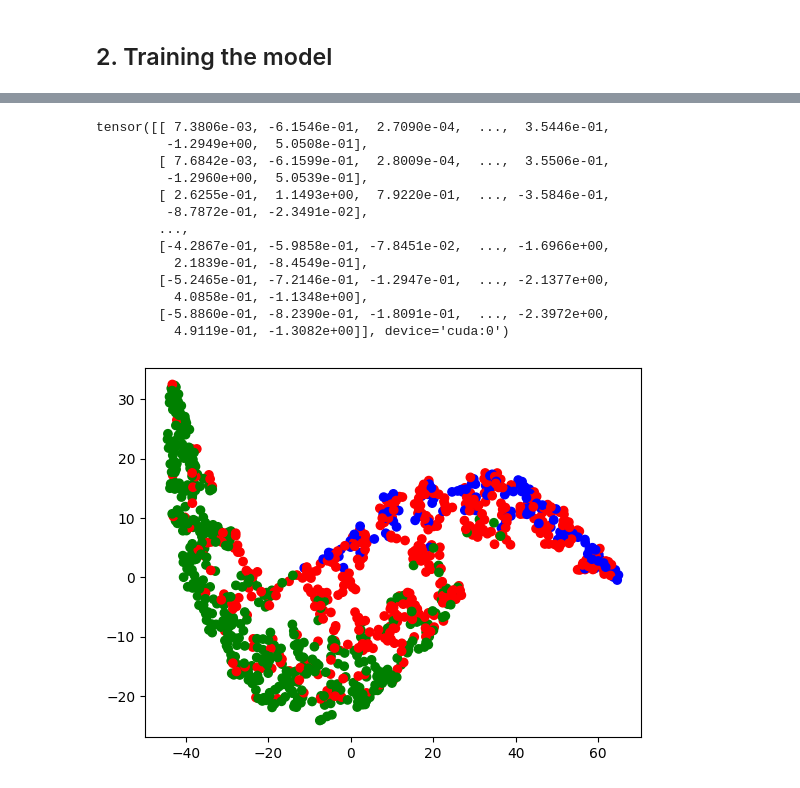
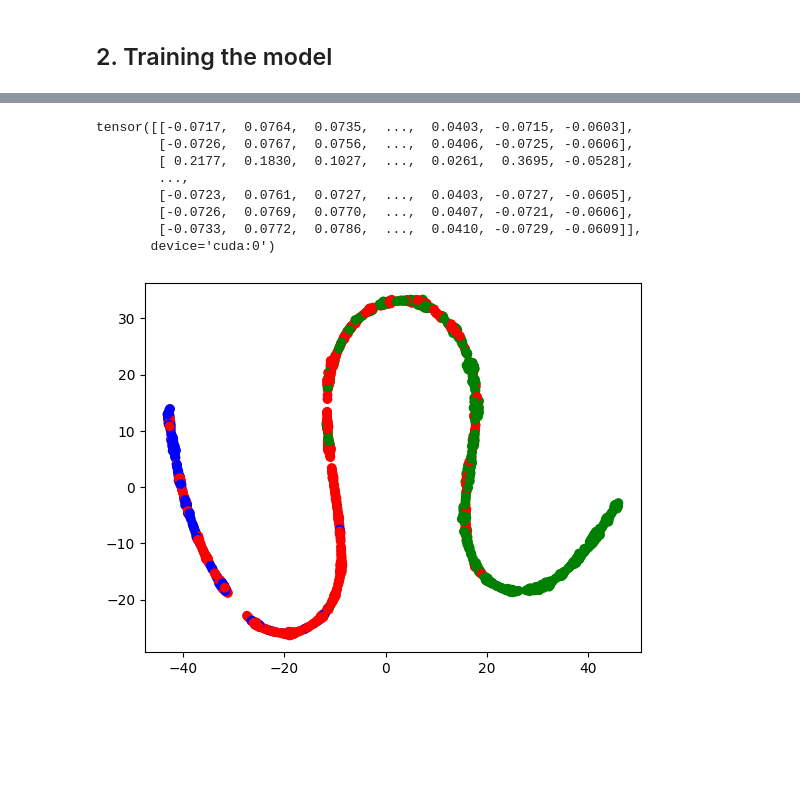
Before and after one commit to TeamHeKA/neurovasc, a Jupyter notebook: notebooks/Graphs/3.rgat_node_pred.ipynb, the cells around one changed output, grey strips where cells are left out. Cells and saved outputs as stored; diff of their text form; code cells hidden in the pictures; blank space fills up the shorter version.

Commit message:
add tsne visualization

```diff
--- a/notebooks/Graphs/3.rgat_node_pred.ipynb
+++ b/notebooks/Graphs/3.rgat_node_pred.ipynb
@@ -193,39 +195,34 @@ plt.show()
 # %%
 # TSNE visualization of Conv2 layer.
 activation = {}
 def get_activation(name):
     def hook(model, input, output):
         activation[name] = output.detach()
     return hook
 
-model.conv2.register_forward_hook(get_activation('conv2'))
+model.conv3.register_forward_hook(get_activation('conv3'))
 output = model(data.num_x, data.x, data.edge_index, data.edge_type)
-out = activation['conv2']
+out = activation['conv3']
 print(out)
 
 out_patient = out[indices].cpu().numpy()
 
 from sklearn.manifold import TSNE
 import matplotlib.pyplot as plt
 
 tsne = TSNE(n_components=2, perplexity=30) # perplexity 5 ~ 50
 patient_tsne = tsne.fit_transform(out_patient)
 
 colors = [['g', 'r', 'b'][i] for i in y]
 plt.scatter(patient_tsne[:,0], patient_tsne[:,1], c=colors)
 plt.show()
 # %% [output]
-tensor([[ 7.3806e-03, -6.1546e-01,  2.7090e-04,  ...,  3.5446e-01,
-         -1.2949e+00,  5.0508e-01],
-        [ 7.6842e-03, -6.1599e-01,  2.8009e-04,  ...,  3.5506e-01,
-         -1.2960e+00,  5.0539e-01],
-        [ 2.6255e-01,  1.1493e+00,  7.9220e-01,  ..., -3.5846e-01,
-         -8.7872e-01, -2.3491e-02],
+tensor([[-0.0717,  0.0764,  0.0735,  ...,  0.0403, -0.0715, -0.0603],
+        [-0.0726,  0.0767,  0.0756,  ...,  0.0406, -0.0725, -0.0606],
+        [ 0.2177,  0.1830,  0.1027,  ...,  0.0261,  0.3695, -0.0528],
         ...,
-        [-4.2867e-01, -5.9858e-01, -7.8451e-02,  ..., -1.6966e+00,
-          2.1839e-01, -8.4549e-01],
-        [-5.2465e-01, -7.2146e-01, -1.2947e-01,  ..., -2.1377e+00,
-          4.0858e-01, -1.1348e+00],
-        [-5.8860e-01, -8.2390e-01, -1.8091e-01,  ..., -2.3972e+00,
-          4.9119e-01, -1.3082e+00]], device='cuda:0')
+        [-0.0723,  0.0761,  0.0727,  ...,  0.0403, -0.0727, -0.0605],
+        [-0.0726,  0.0769,  0.0770,  ...,  0.0407, -0.0721, -0.0606],
+        [-0.0733,  0.0772,  0.0786,  ...,  0.0410, -0.0729, -0.0609]],
+       device='cuda:0')
-[figure, old version]
+[figure, new version]
```
Also changed, not shown: parts of 4 cells of this notebook.
